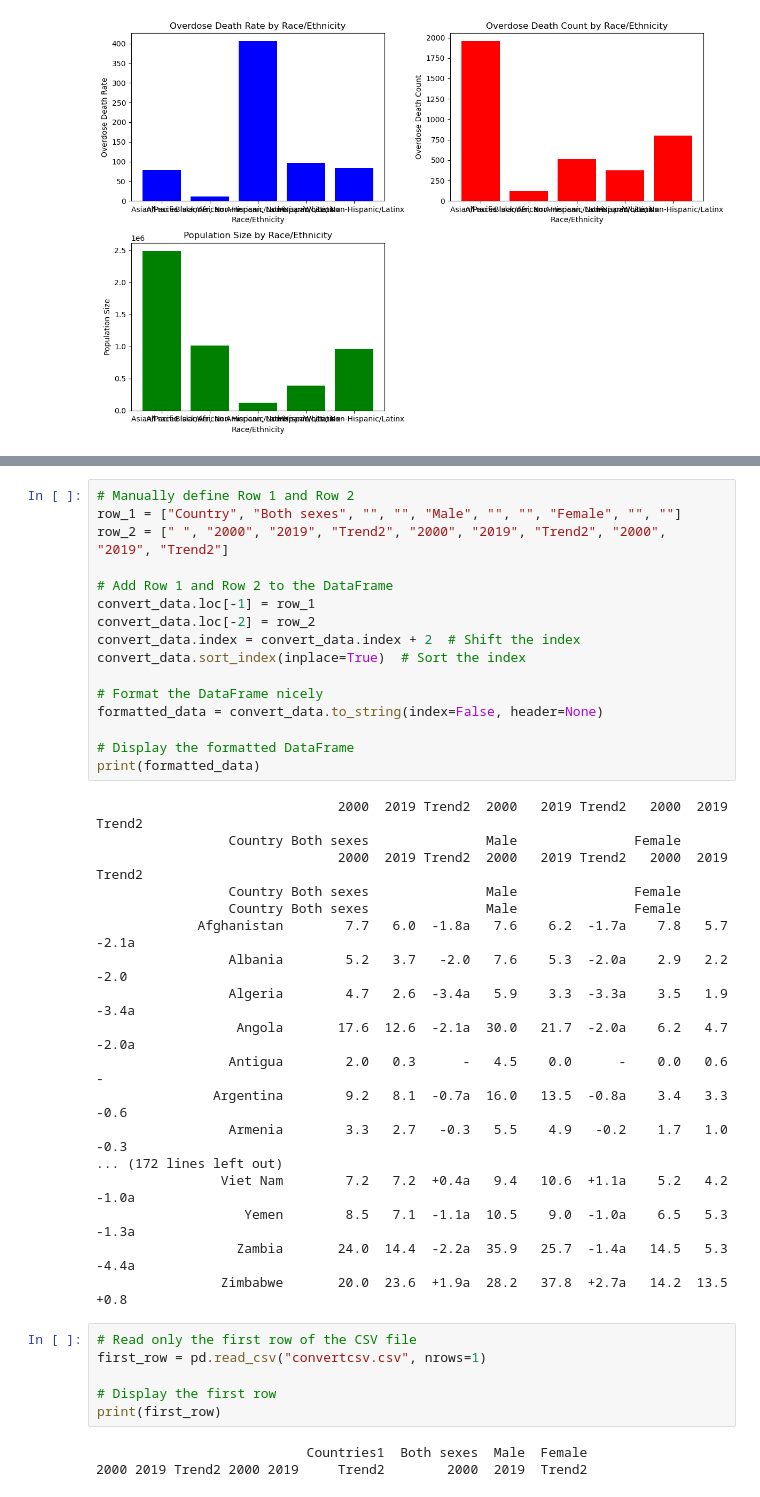
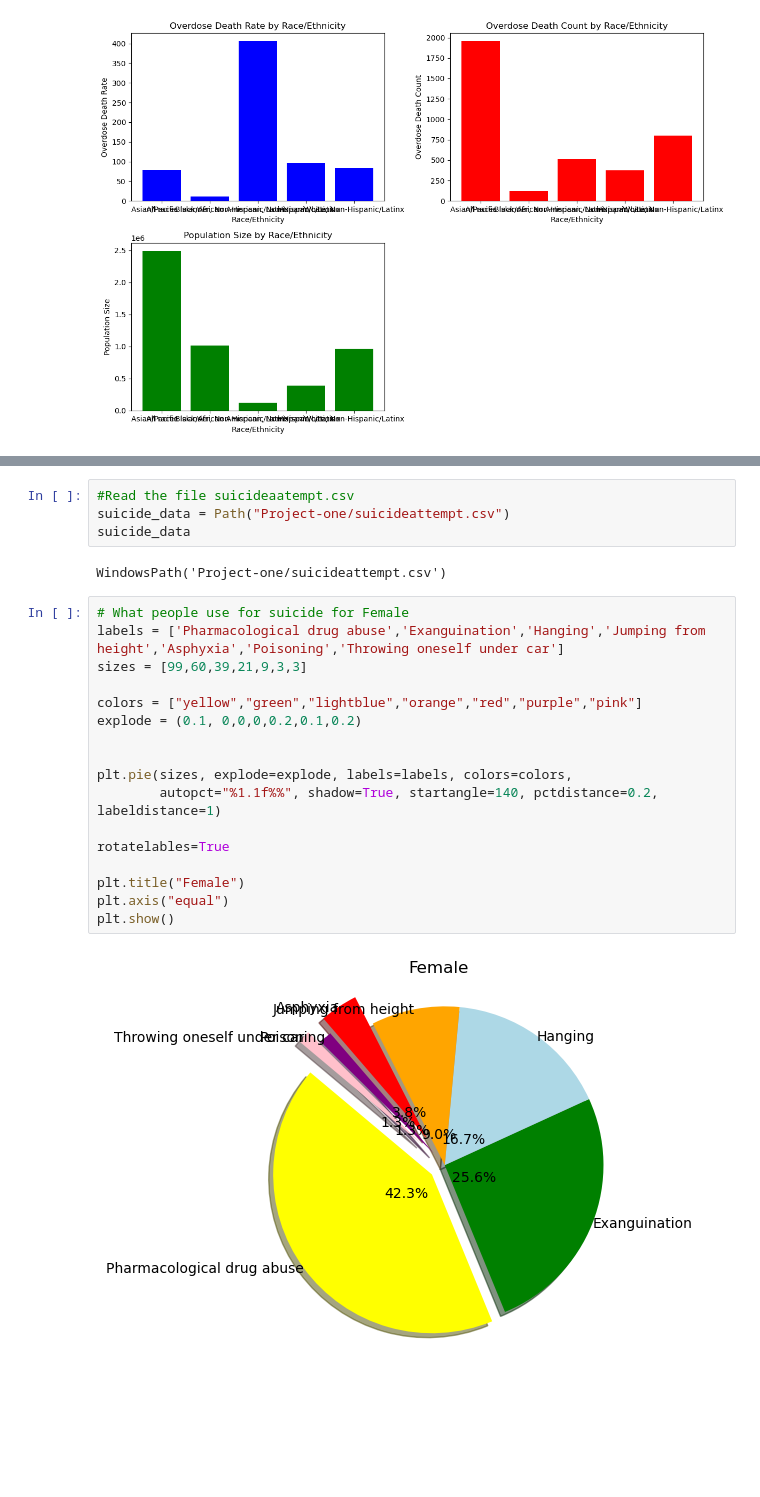
Before and after one commit to JesseR89/Project-one, a Jupyter notebook: projectonenote.ipynb, the cells around one changed output, grey strips where cells are left out. Drawn from its saved outputs; the diff is of its cells as text; blank space fills up the shorter version.

```diff
--- a/projectonenote.ipynb
+++ b/projectonenote.ipynb
@@ -423,43 +241,25 @@ print(convert_data)
-# %%
-# Manually define Row 1 and Row 2
-row_1 = ["Country", "Both sexes", "", "", "Male", "", "", "Female", "", ""]
-row_2 = [" ", "2000", "2019", "Trend2", "2000", "2019", "Trend2", "2000", "2019", "Trend2"]
-
-# Add Row 1 and Row 2 to the DataFrame
-convert_data.loc[-1] = row_1
-convert_data.loc[-2] = row_2
-convert_data.index = convert_data.index + 2  # Shift the index
-convert_data.sort_index(inplace=True)  # Sort the index
-
-# Format the DataFrame nicely
-formatted_data = convert_data.to_string(index=False, header=None)
-
-# Display the formatted DataFrame
-print(formatted_data)
-# %% [output]
-                               2000  2019 Trend2  2000   2019 Trend2   2000  2019 Trend2
-                 Country Both sexes               Male               Female
-                               2000  2019 Trend2  2000   2019 Trend2   2000  2019 Trend2
-                 Country Both sexes               Male               Female
-                 Country Both sexes               Male               Female
-             Afghanistan        7.7   6.0  -1.8a   7.6    6.2  -1.7a    7.8   5.7  -2.1a
-                 Albania        5.2   3.7   -2.0   7.6    5.3  -2.0a    2.9   2.2   -2.0
-                 Algeria        4.7   2.6  -3.4a   5.9    3.3  -3.3a    3.5   1.9  -3.4a
-                  Angola       17.6  12.6  -2.1a  30.0   21.7  -2.0a    6.2   4.7  -2.0a
-                 Antigua        2.0   0.3      -   4.5    0.0      -    0.0   0.6      -
-               Argentina        9.2   8.1  -0.7a  16.0   13.5  -0.8a    3.4   3.3   -0.6
-                 Armenia        3.3   2.7   -0.3   5.5    4.9   -0.2    1.7   1.0   -0.3
-... (172 lines left out)
-                Viet Nam        7.2   7.2  +0.4a   9.4   10.6  +1.1a    5.2   4.2  -1.0a
-                   Yemen        8.5   7.1  -1.1a  10.5    9.0  -1.0a    6.5   5.3  -1.3a
-                  Zambia       24.0  14.4  -2.2a  35.9   25.7  -1.4a   14.5   5.3  -4.4a
-                Zimbabwe       20.0  23.6  +1.9a  28.2   37.8  +2.7a   14.2  13.5   +0.8
-# %%
-# Read only the first row of the CSV file
-first_row = pd.read_csv("convertcsv.csv", nrows=1)
-
-# Display the first row
-print(first_row)
-# %% [output]
-                           Countries1  Both sexes  Male  Female
-2000 2019 Trend2 2000 2019     Trend2        2000  2019  Trend2
+# %%
+#Read the file suicideaatempt.csv
+suicide_data = Path("Project-one/suicideattempt.csv")
+suicide_data
+# %% [output]
+WindowsPath('Project-one/suicideattempt.csv')
+# %%
+# What people use for suicide for Female
+labels = ['Pharmacological drug abuse','Exanguination','Hanging','Jumping from height','Asphyxia','Poisoning','Throwing oneself under car']
+sizes = [99,60,39,21,9,3,3]
+
+colors = ["yellow","green","lightblue","orange","red","purple","pink"]
+explode = (0.1, 0,0,0,0.2,0.1,0.2)
+
+
+plt.pie(sizes, explode=explode, labels=labels, colors=colors,
+        autopct="%1.1f%%", shadow=True, startangle=140, pctdistance=0.2, labeldistance=1)
+
+rotatelables=True
+
+plt.title("Female")
+plt.axis("equal")
+plt.show()
+# %% [output]
+[figure, added]
```
Also changed, not shown: parts of 14 cells of this notebook.
